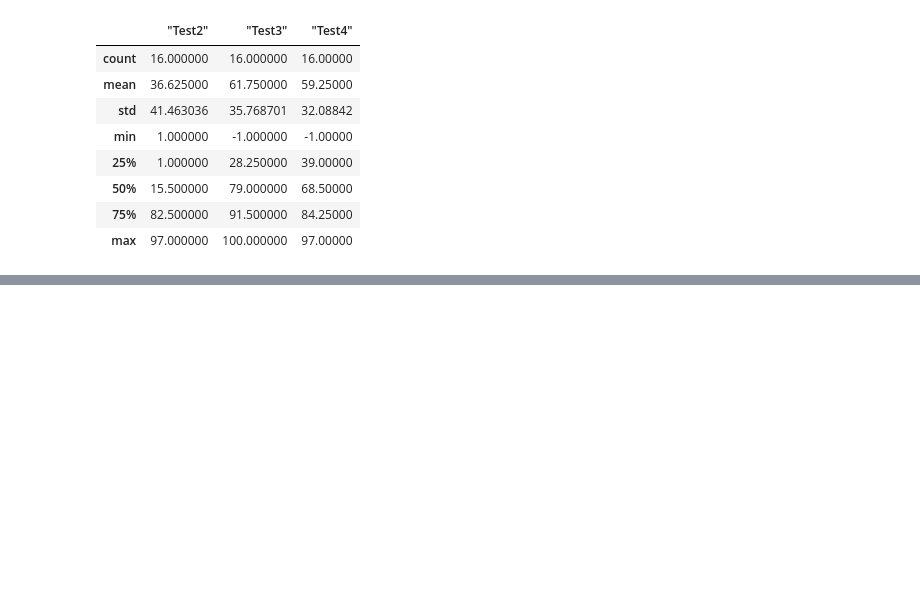
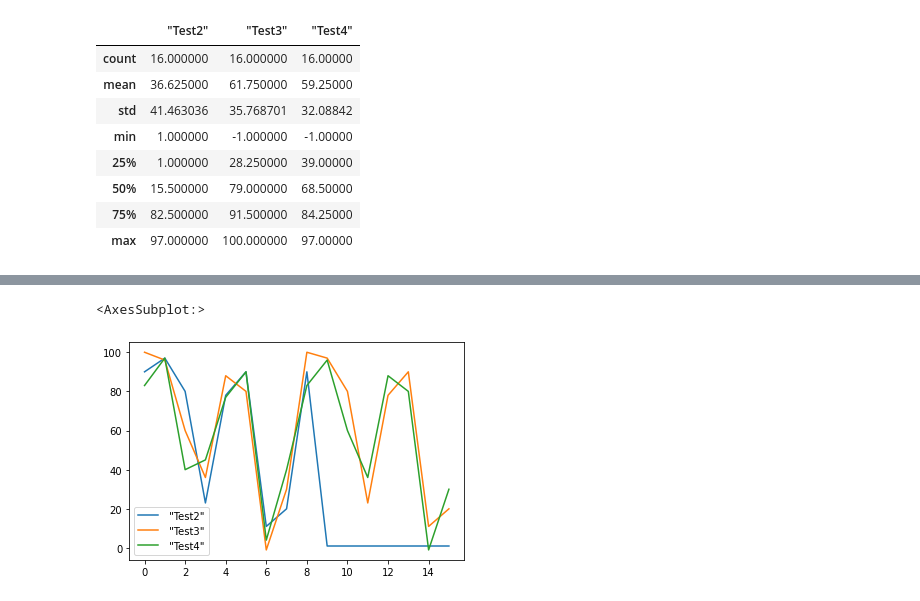
Before and after one commit to 0enzi/Notebooks, a Jupyter notebook: intro-to-pandas.ipynb, the cells around one changed output, grey strips where cells are left out. Cells and saved outputs as stored; diff of their text form; code cells hidden in the pictures; blank space fills up the shorter version.

```diff
--- a/intro-to-pandas.ipynb
+++ b/intro-to-pandas.ipynb
@@ -119,0 +281,5 @@ student_grades.describe()
+# %%
+student_grades.plot()
+# %% [output]
+<AxesSubplot:>
+[figure, added]
```
Also changed, not shown: parts of 23 cells of this notebook.
